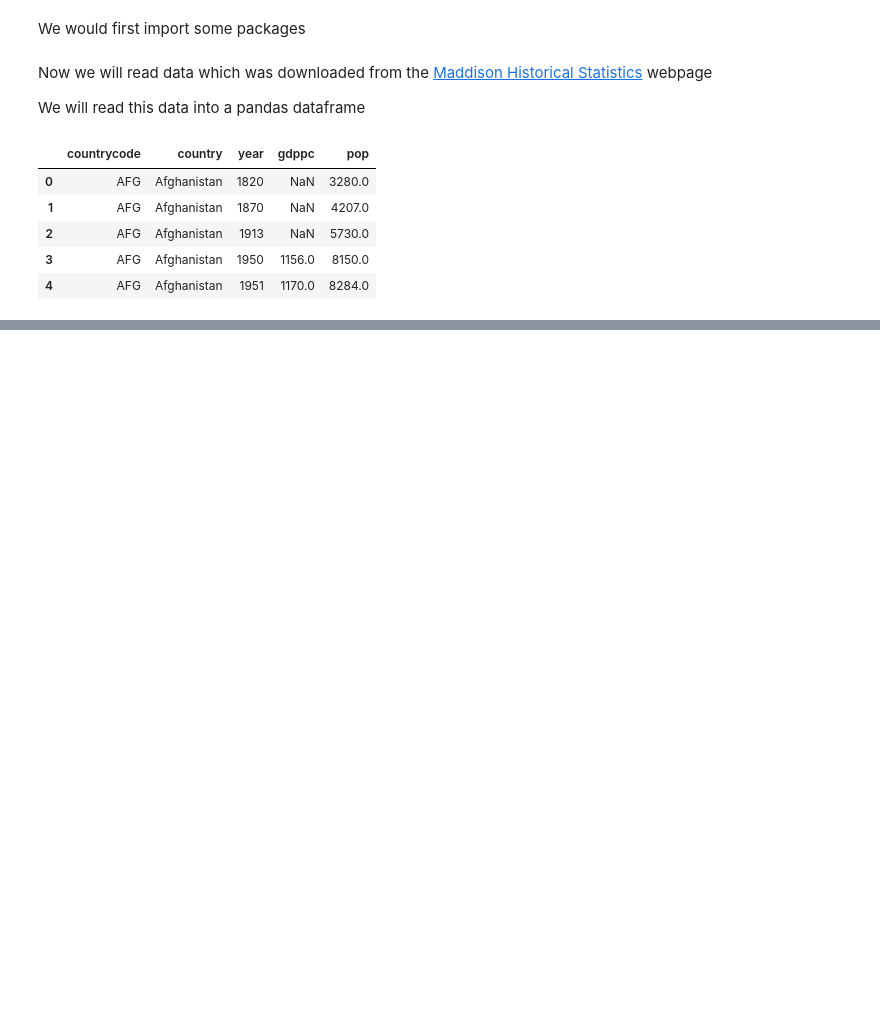
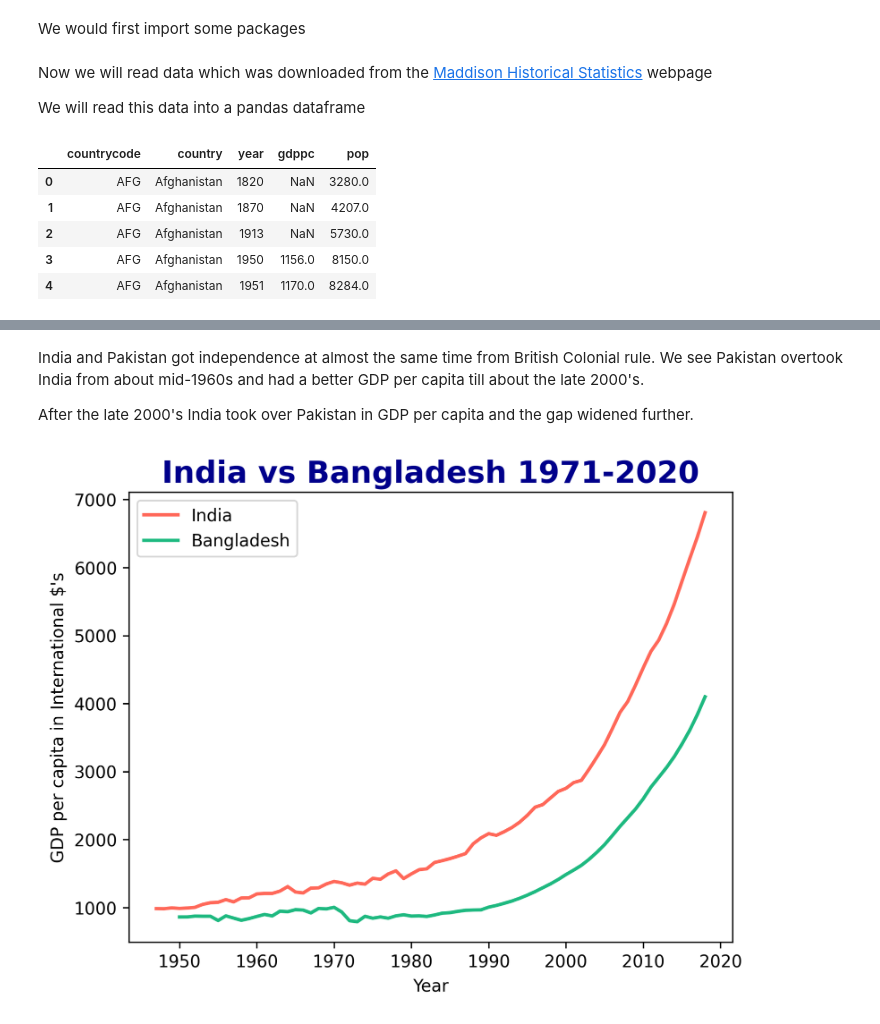
Before and after one commit to kalyanlahkar/econ-viz, a Jupyter notebook: india-time-series.ipynb, the cells around one changed output, grey strips where cells are left out. Cells and saved outputs as stored; diff of their text form; code cells hidden in the pictures; blank space fills up the shorter version.

```diff
--- a/india-time-series.ipynb
+++ b/india-time-series.ipynb
@@ -23,0 +99,25 @@ data.head()
+# %% [markdown]
+India and Pakistan got independence at almost the same time from British Colonial rule. We see Pakistan overtook India from about mid-1960s and had a better GDP per capita till about the late 2000's.
+
+After the late 2000's India took over Pakistan in GDP per capita and the gap widened further.
+# %%
+fig, ax = plt.subplots(dpi=300)
+
+ax.plot(gdppc['IND'].interpolate().loc[1947:2020],
+        linestyle='-',
+        lw=2,
+        color='#FF6859')
+
+ax.plot(gdppc['BGD'].interpolate().loc[1947:2020],
+        linestyle='-',
+        lw=2,
+        color='#1EB980')
+
+ax.set_ylabel('GDP per capita in International $\'s')
+ax.set_xlabel('Year')
+
+plt.title("India vs Bangladesh 1971-2020", fontweight='bold', fontsize=18, color="darkblue")
+plt.legend(('India', 'Bangladesh'))
+plt.show()
+# %% [output]
+[figure, added]
```
Also changed, not shown: parts of 11 cells of this notebook.
